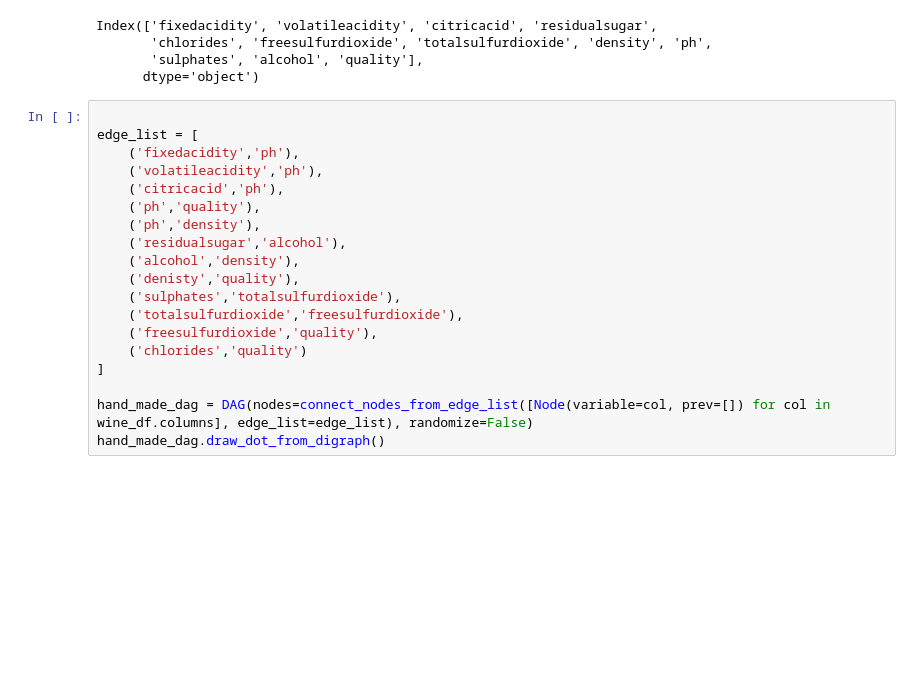
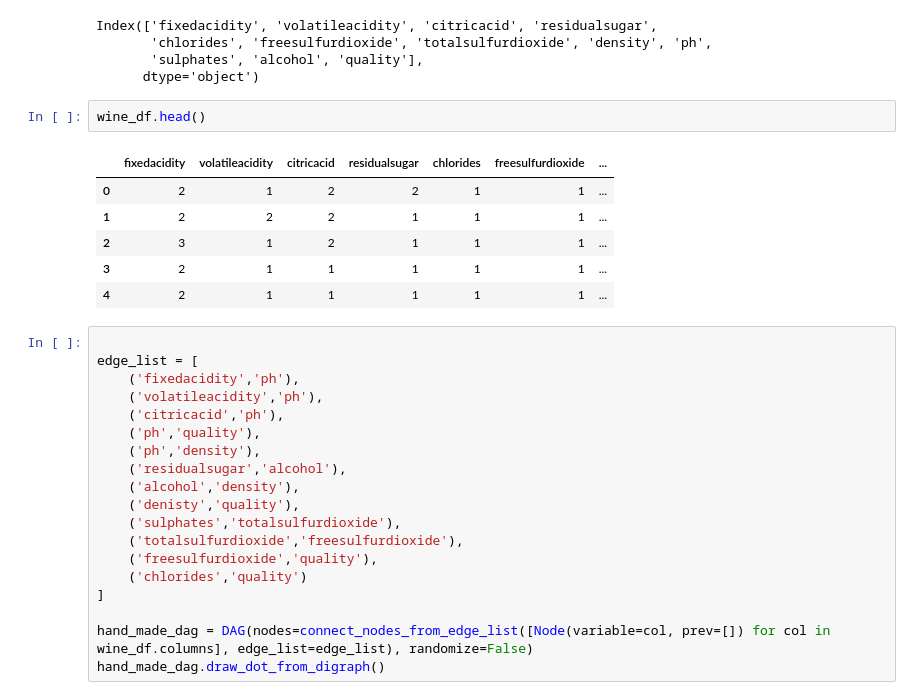
Before and after one commit to EllingtonKirby/Bayesian-Network-Learner, a Jupyter notebook: bayesan_network_learner.ipynb, the cells around one changed output. Drawn from its saved outputs; the diff is of its cells as text; blank space fills up the shorter version.

```diff
--- a/bayesan_network_learner.ipynb
+++ b/bayesan_network_learner.ipynb
@@ -112,6 +112,15 @@ Index(['fixedacidity', 'volatileacidity', 'citricacid', 'residualsugar',
        'chlorides', 'freesulfurdioxide', 'totalsulfurdioxide', 'density', 'ph',
        'sulphates', 'alcohol', 'quality'],
       dtype='object')
+# %%
+wine_df.head()
+# %% [output]
+|  | fixedacidity | volatileacidity | citricacid | residualsugar | chlorides | freesulfurdioxide | ... |
+| 0 | 2 | 1 | 2 | 2 | 1 | 1 | ... |
+| 1 | 2 | 2 | 2 | 1 | 1 | 1 | ... |
+| 2 | 3 | 1 | 2 | 1 | 1 | 1 | ... |
+| 3 | 2 | 1 | 1 | 1 | 1 | 1 | ... |
+| 4 | 2 | 1 | 1 | 1 | 1 | 1 | ... |
 # %%
 
 edge_list = [
```
Also changed, not shown: parts of 26 cells of this notebook.
